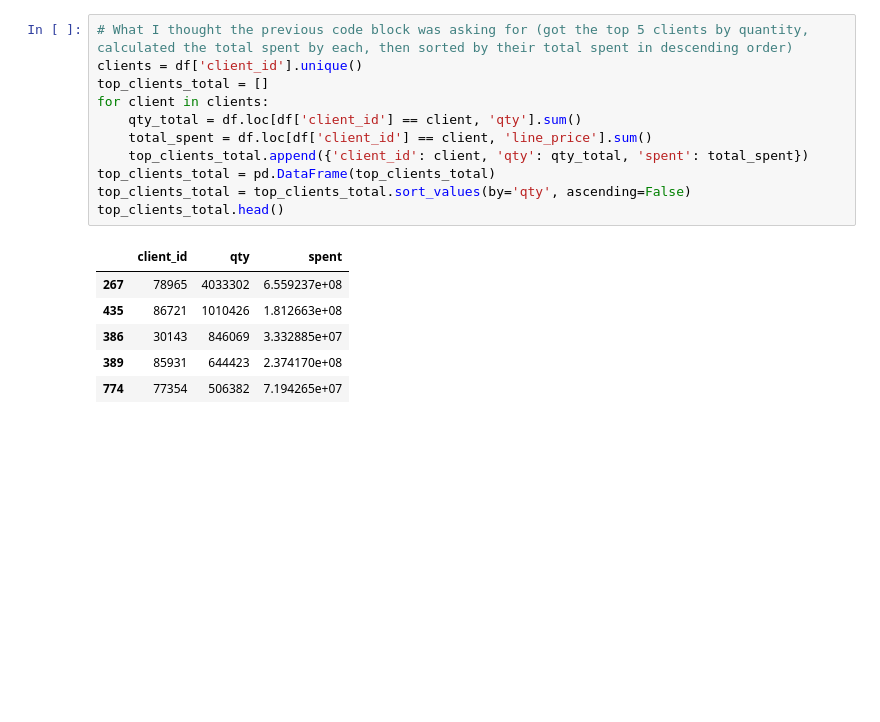
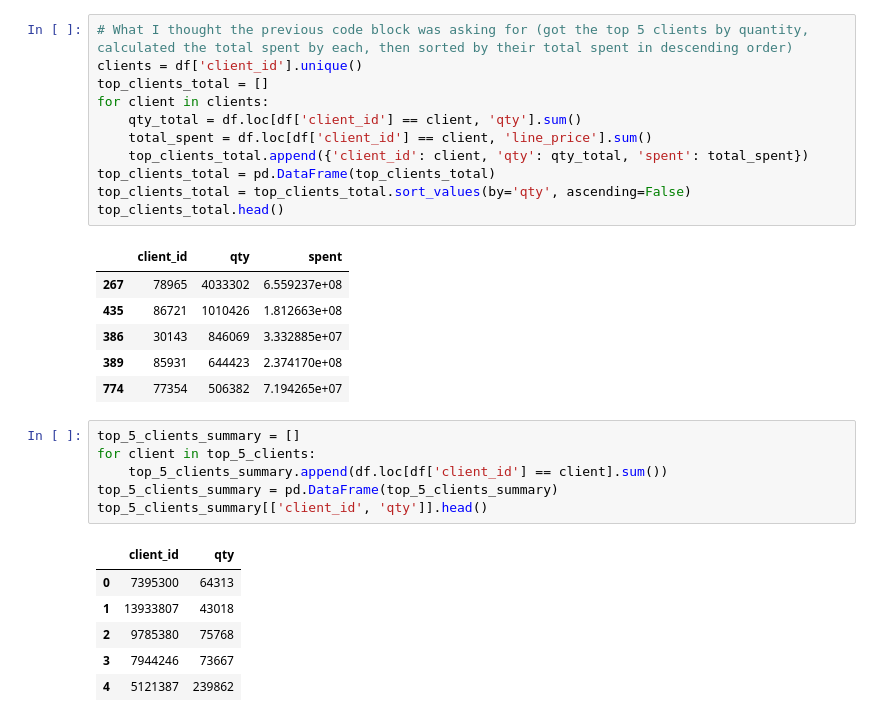
Before and after one commit to T-Haight/pandas-challenge-1, a Jupyter notebook: Starter_Code/wholesale_data_analysis_starter_code.ipynb, the cells around one changed output. Drawn from its saved outputs; the diff is of its cells as text; blank space fills up the shorter version.

```diff
--- a/Starter_Code/wholesale_data_analysis_starter_code.ipynb
+++ b/Starter_Code/wholesale_data_analysis_starter_code.ipynb
@@ -244,6 +245,19 @@ top_clients_total.head()
 | 386 | 30143 | 846069 | 3.332885e+07 |
 | 389 | 85931 | 644423 | 2.374170e+08 |
 | 774 | 77354 | 506382 | 7.194265e+07 |
+# %%
+top_5_clients_summary = []
+for client in top_5_clients:
+    top_5_clients_summary.append(df.loc[df['client_id'] == client].sum())
+top_5_clients_summary = pd.DataFrame(top_5_clients_summary)
+top_5_clients_summary[['client_id', 'qty']].head()
+# %% [output]
+|  | client_id | qty |
+| 0 | 7395300 | 64313 |
+| 1 | 13933807 | 43018 |
+| 2 | 9785380 | 75768 |
+| 3 | 7944246 | 73667 |
+| 4 | 5121387 | 239862 |
 # %%
 # Create a summary DataFrame showing the totals for the for the top 5 clients with the following information:
 # total units purchased, total shipping price, total revenue, and total profit.
```
Also changed, not shown: parts of 6 cells of this notebook.
